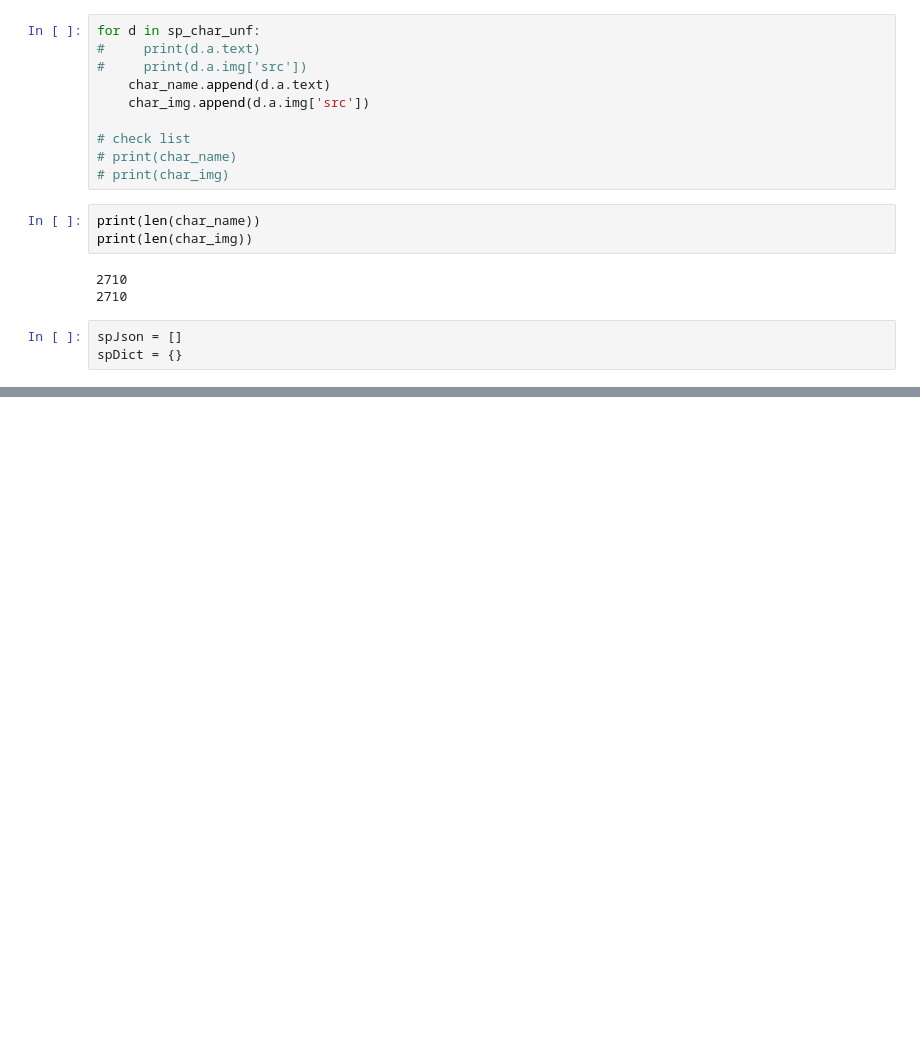
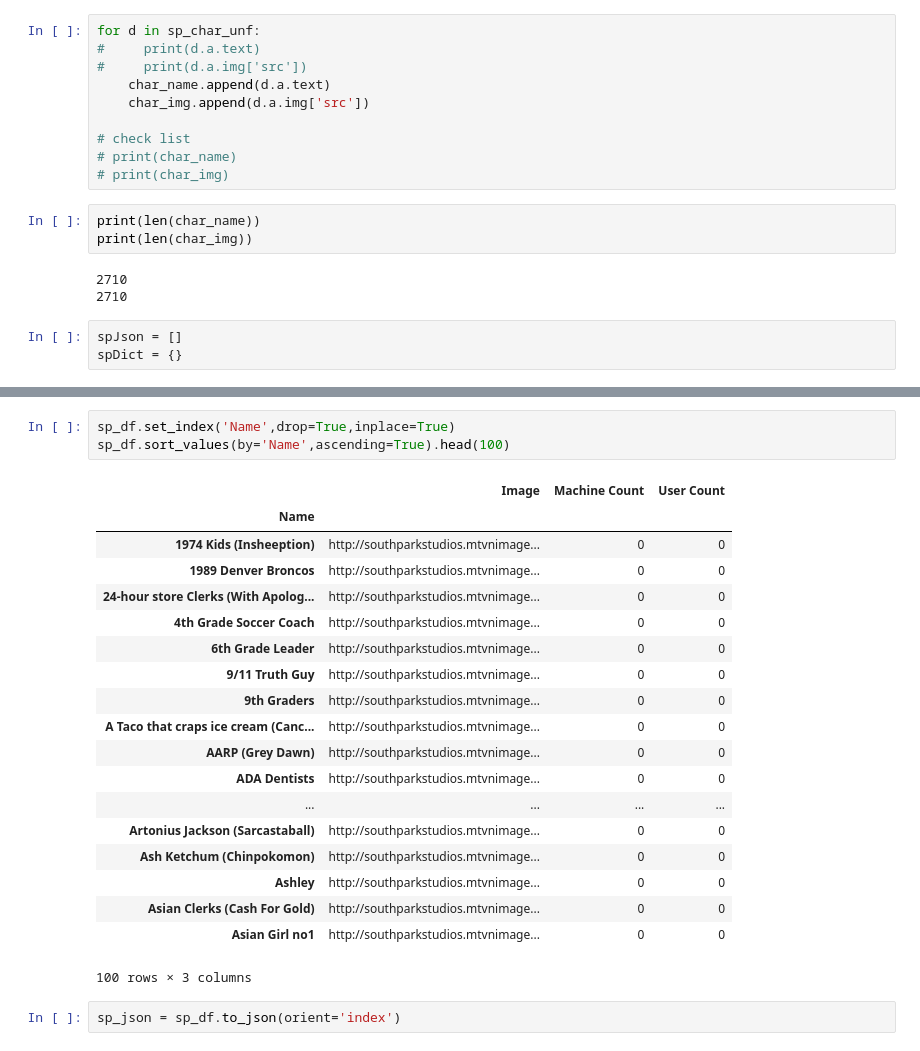
Before and after one commit to Vallito/machine_learning, a Jupyter notebook: playthings/Southpark_Names_Images.ipynb, the cells around one changed output, grey strips where cells are left out. Saved outputs shown, nothing was run; the diff lists cells and outputs as text; blank space fills up the shorter version.

```diff
--- a/playthings/Southpark_Names_Images.ipynb
+++ b/playthings/Southpark_Names_Images.ipynb
@@ -46,0 +95,25 @@ spDict = {}
+# %%
+sp_df.set_index('Name',drop=True,inplace=True)
+sp_df.sort_values(by='Name',ascending=True).head(100)
+# %% [output]
+|  | Image | Machine Count | User Count |
+| Name |  |  |  |
+| 1974 Kids (Insheeption) | http://southparkstudios.mtvnimage... | 0 | 0 |
+| 1989 Denver Broncos | http://southparkstudios.mtvnimage... | 0 | 0 |
+| 24-hour store Clerks (With Apolog... | http://southparkstudios.mtvnimage... | 0 | 0 |
+| 4th Grade Soccer Coach | http://southparkstudios.mtvnimage... | 0 | 0 |
+| 6th Grade Leader | http://southparkstudios.mtvnimage... | 0 | 0 |
+| 9/11 Truth Guy | http://southparkstudios.mtvnimage... | 0 | 0 |
+| 9th Graders | http://southparkstudios.mtvnimage... | 0 | 0 |
+| A Taco that craps ice cream (Canc... | http://southparkstudios.mtvnimage... | 0 | 0 |
+| AARP (Grey Dawn) | http://southparkstudios.mtvnimage... | 0 | 0 |
+| ADA Dentists | http://southparkstudios.mtvnimage... | 0 | 0 |
+| ... | ... | ... | ... |
+| Artonius Jackson (Sarcastaball) | http://southparkstudios.mtvnimage... | 0 | 0 |
+| Ash Ketchum (Chinpokomon) | http://southparkstudios.mtvnimage... | 0 | 0 |
+| Ashley | http://southparkstudios.mtvnimage... | 0 | 0 |
+| Asian Clerks (Cash For Gold) | http://southparkstudios.mtvnimage... | 0 | 0 |
+| Asian Girl no1 | http://southparkstudios.mtvnimage... | 0 | 0 |
+100 rows × 3 columns
+# %%
+sp_json = sp_df.to_json(orient='index')
```
Also changed, not shown: parts of 14 cells of this notebook.
